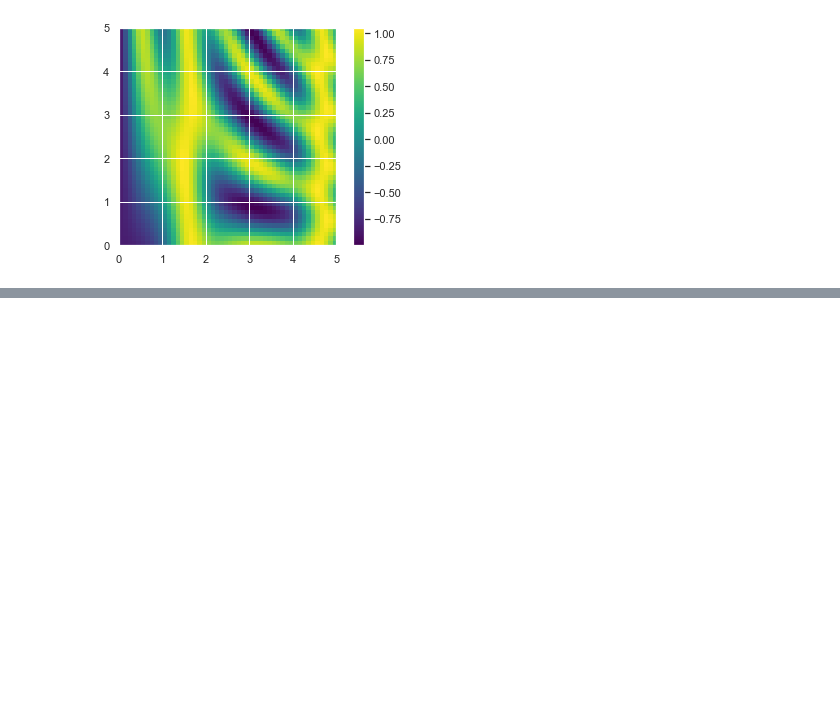
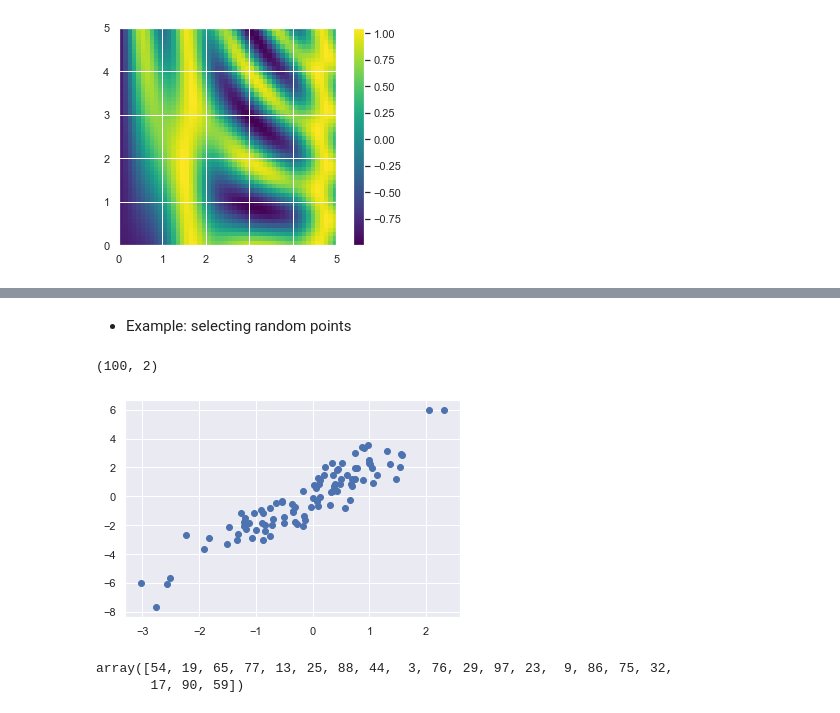
Before and after one commit to duzhewang/ProgrammingNotes, a Jupyter notebook: Python/PythonDShandbook/Chap02_NumPy.ipynb, the cells around one changed output, grey strips where cells are left out. Cells and saved outputs as stored; diff of their text form; code cells hidden in the pictures; blank space fills up the shorter version.

```diff
--- a/Python/PythonDShandbook/Chap02_NumPy.ipynb
+++ b/Python/PythonDShandbook/Chap02_NumPy.ipynb
@@ -1317,0 +1578,2 @@ plt.colorbar();
+# %%
+rand=np.random.RandomState(42)
@@ -1317,0 +1676,20 @@ plt.colorbar();
+# %% [markdown]
+- Example: selecting random points
+# %%
+mean=[0,0]
+# %%
+cov=[[1,2],
+      [2,5]]
+# %%
+X=rand.multivariate_normal(mean, cov, 100)
+# %%
+X.shape
+# %% [output]
+(100, 2)
+# %%
+%matplotlib inline
+import matplotlib.pyplot as plt
+import seaborn; seaborn.set()
+plt.scatter(X[:, 0], X[:,1]);
+# %% [output]
+[figure, added]
@@ -1317,0 +1698,5 @@ plt.colorbar();
+# %%
+indices
+# %% [output]
+array([54, 19, 65, 77, 13, 25, 88, 44,  3, 76, 29, 97, 23,  9, 86, 75, 32,
+       17, 90, 59])
```
Also changed, not shown: parts of 134 cells of this notebook.
